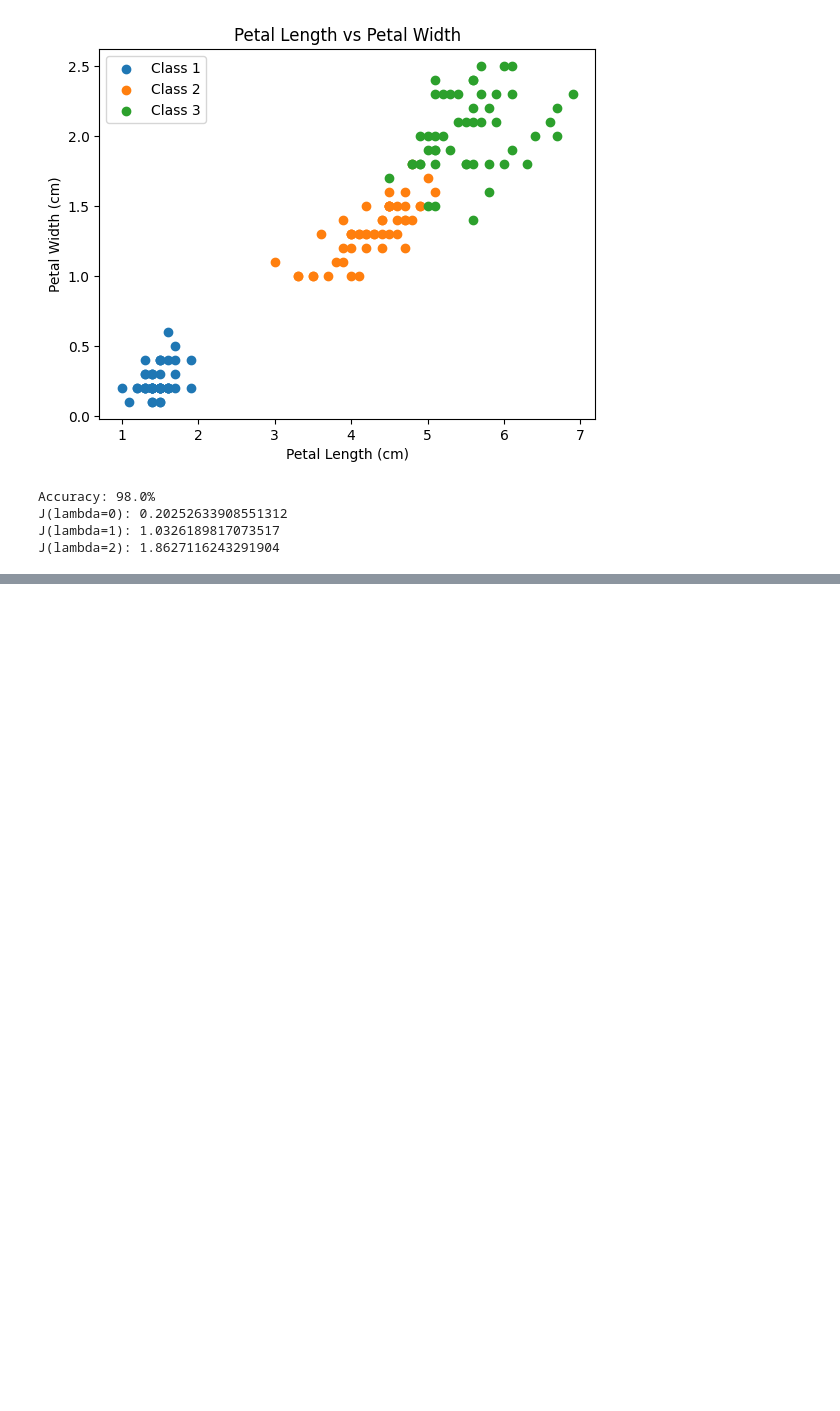
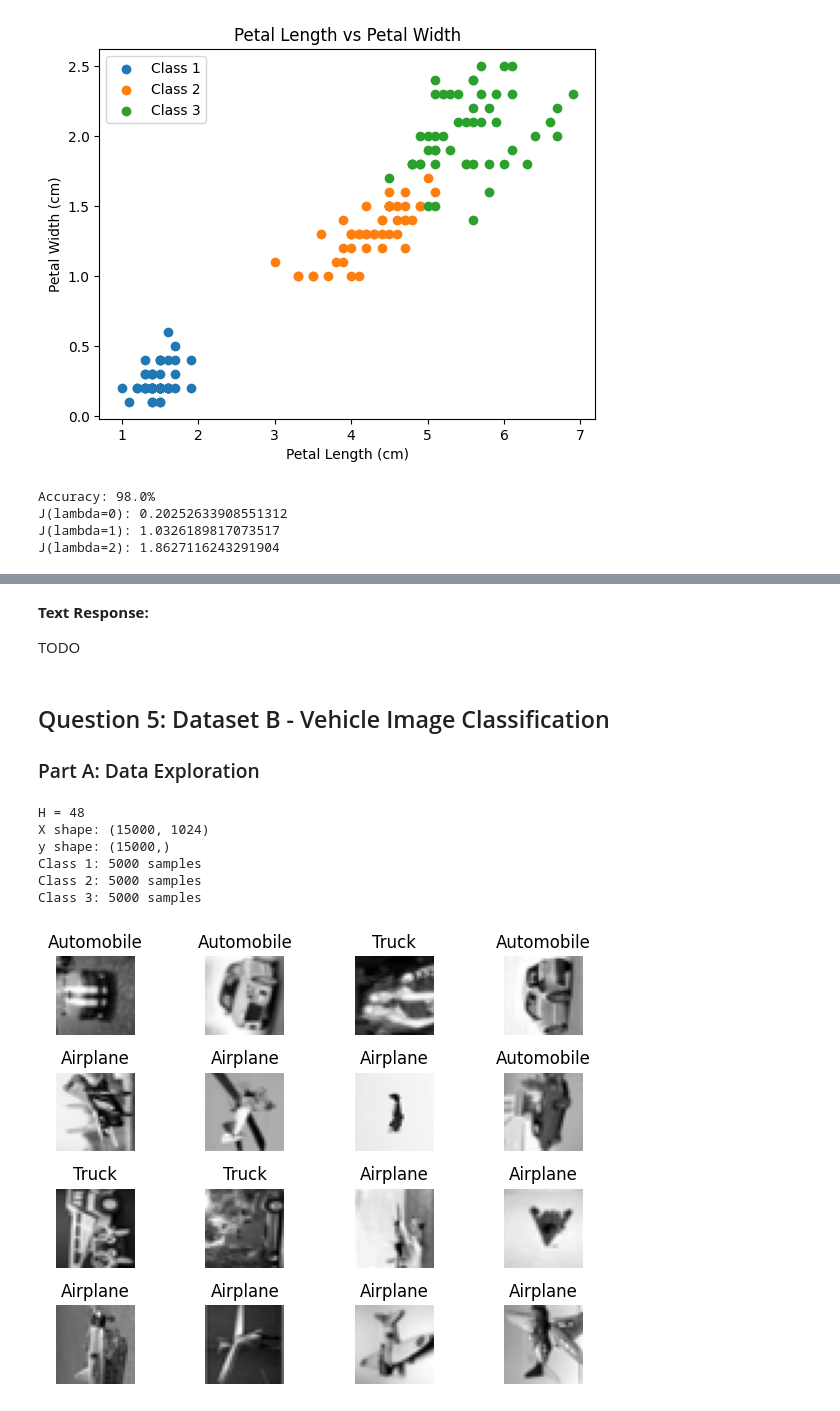
Before and after one commit to Aragya1642/1395_MachineLearning, a Jupyter notebook: ps6_python_Goyal_Aragya/ps6_Goyal_Aragya.ipynb, the cells around one changed output, grey strips where cells are left out. Drawn from its saved outputs; the diff is of its cells as text; code cells hidden in the pictures; blank space fills up the shorter version.

```diff
--- a/ps6_python_Goyal_Aragya/ps6_Goyal_Aragya.ipynb
+++ b/ps6_python_Goyal_Aragya/ps6_Goyal_Aragya.ipynb
@@ -306,0 +403,46 @@ J(lambda=2): 1.8627116243291904
+# %% [markdown]
+**Text Response:**
+
+TODO
+# %% [markdown]
+## Question 5: Dataset B - Vehicle Image Classification
+### Part A: Data Exploration
+# %%
+# Compute H
+H_vehicles = 30 + (D % 20)
+print(f"H = {H_vehicles}")
+
+# Load dataset
+data_v = scipy.io.loadmat('./input/ps6_vehicles.mat')
+X_v = data_v['X']
+y_v = data_v['y_labels'].flatten()
+
+# Report dimensions
+print(f"X shape: {X_v.shape}")
+print(f"y shape: {y_v.shape}")
+
+# Report number of samples per class
+for c in np.unique(y_v):
+    print(f"Class {c}: {np.sum(y_v == c)} samples")
+
+# Display the 16 random images
+class_names = {1: 'Airplane', 2: 'Automobile', 3: 'Truck'}
+indices = np.random.choice(X_v.shape[0], 16, replace=False)
+
+fig, axes = plt.subplots(4, 4)
+for i, ax in enumerate(axes.flatten()):
+    img = X_v[indices[i]].reshape(32, 32)
+    ax.imshow(img, cmap='gray')
+    ax.set_title(class_names[y_v[indices[i]]])
+    ax.axis('off')
+
+plt.tight_layout()
+plt.show()
+# %% [output]
+H = 48
+X shape: (15000, 1024)
+y shape: (15000,)
+Class 1: 5000 samples
+Class 2: 5000 samples
+Class 3: 5000 samples
+[figure, added]
```
Also changed, not shown: parts of 9 cells of this notebook.
